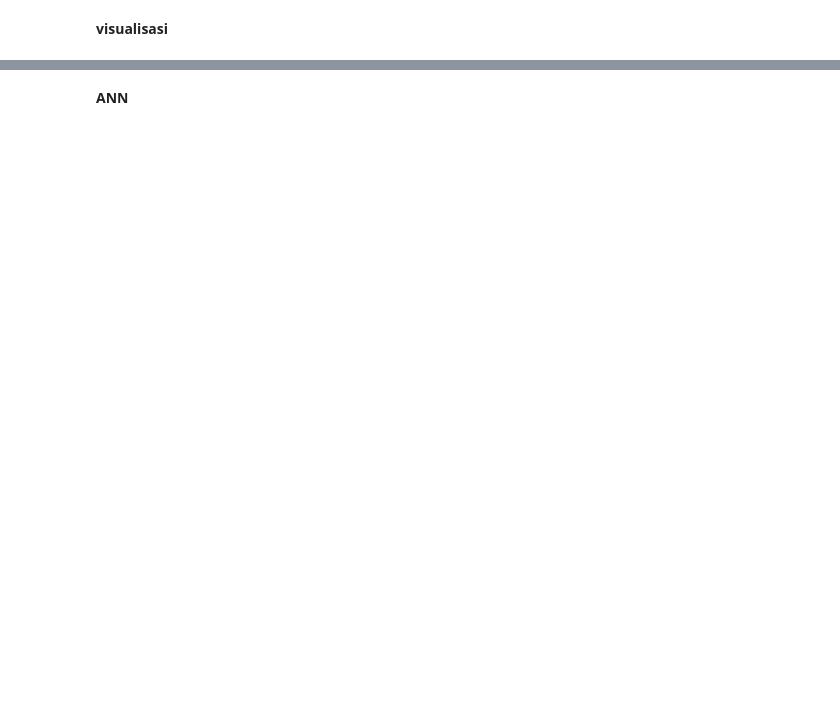
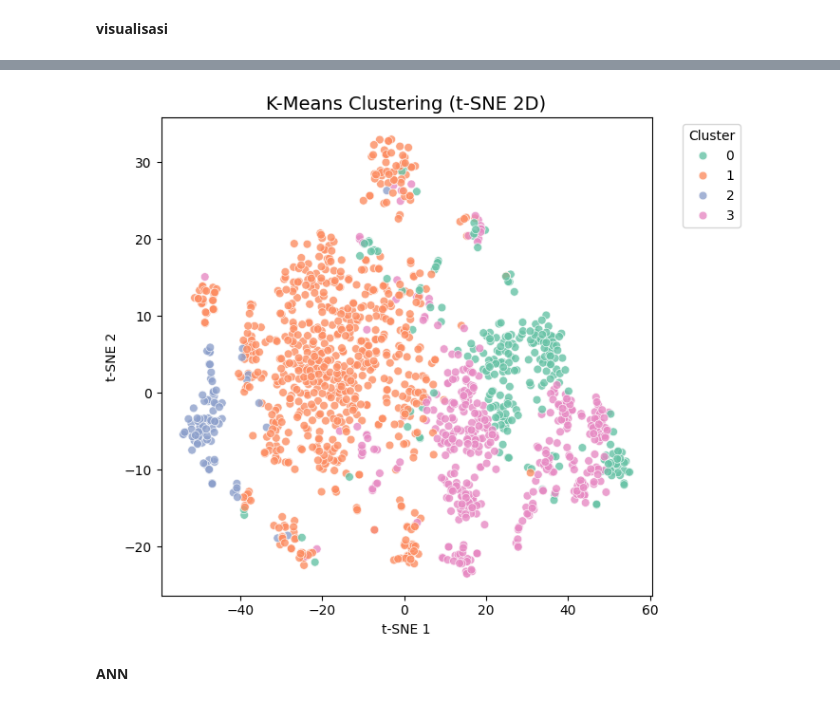
Before and after one commit to soulqan/Machine_Learning_2025, a Jupyter notebook: UTS_MachineLearning.ipynb, the cells around one changed output, grey strips where cells are left out. Drawn from its saved outputs; the diff is of its cells as text; code cells hidden in the pictures; blank space fills up the shorter version.

```diff
--- a/UTS_MachineLearning.ipynb
+++ b/UTS_MachineLearning.ipynb
@@ -143,0 +217,13 @@ X_df.head()
+# %%
+## C. Persiapan Akhir dan Normalisasi
+print("\n--- Normalisasi Data ---")
+# Drop kolom non-numerik yang mungkin tersisa dan kolom target/ID
+X = df.drop(columns=['Id', 'SalePrice'], errors='ignore')
+
+# Pastikan semua kolom numerik untuk scaling
+X = X.select_dtypes(include=np.number)
+
+scaler = StandardScaler()
+X_scaled = scaler.fit_transform(X)
+
+print(f"Data siap untuk clustering dengan shape: {X_scaled.shape}")
@@ -246,3 +312,24 @@ plt.show()
+# %%
+from sklearn.manifold import TSNE
+
+tsne = TSNE(n_components=2, perplexity=40, random_state=42)
+X_tsne = tsne.fit_transform(X_scaled)
+
+plt.figure(figsize=(7,6))
+sns.scatterplot(
+    x=X_tsne[:,0], y=X_tsne[:,1],
+    hue=labels_kmeans,
+    palette=sns.color_palette("Set2", n_colors=len(np.unique(labels_kmeans))),
+    s=40, alpha=0.8
+)
+plt.title("K-Means Clustering (t-SNE 2D)", fontsize=14)
+plt.xlabel("t-SNE 1")
+plt.ylabel("t-SNE 2")
+plt.legend(title="Cluster", bbox_to_anchor=(1.05,1), loc='upper left')
+plt.tight_layout()
+plt.show()
+# %% [output]
+[figure, added]
 # %% [markdown]
 **ANN**
 # %%
```
Also changed, not shown: parts of 16 cells of this notebook.
